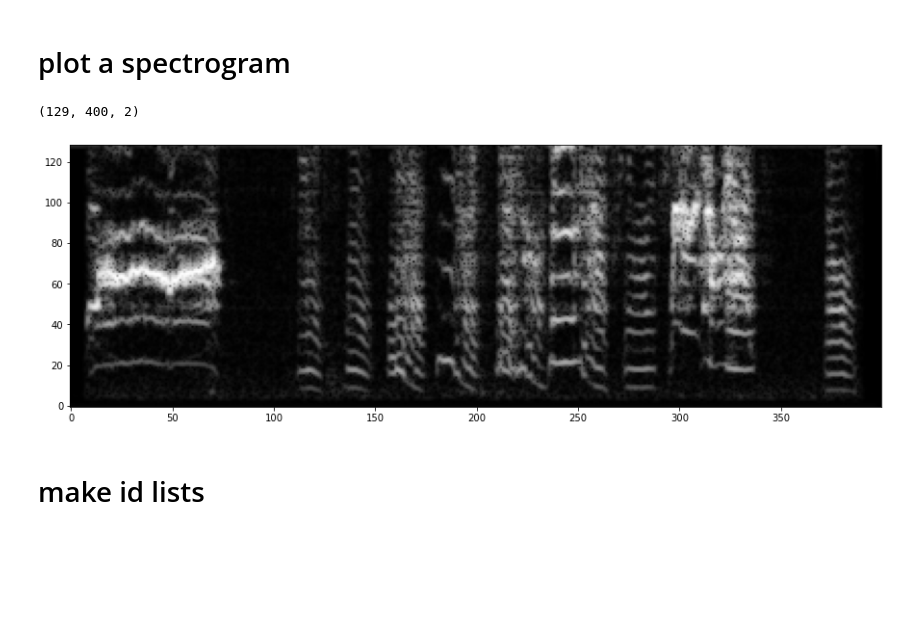
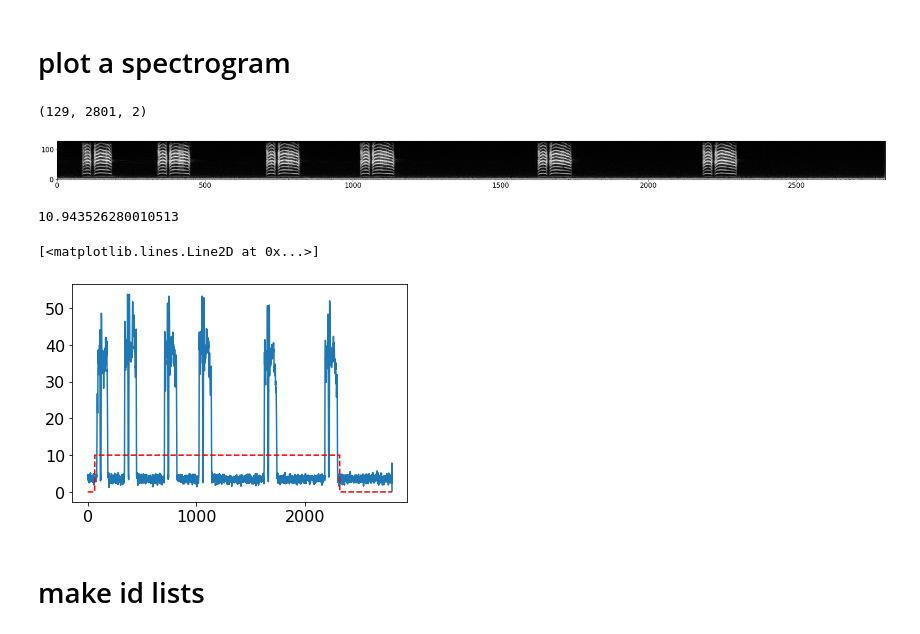
Before and after one commit to GaganNarula/birdsong_gan, a Jupyter notebook: birdsong_gan/data/gn_create_hdf.ipynb, the cells around one changed output. Drawn from its saved outputs; the diff is of its cells as text; code cells hidden in the pictures; blank space fills up the shorter version.

```diff
--- a/birdsong_gan/data/gn_create_hdf.ipynb
+++ b/birdsong_gan/data/gn_create_hdf.ipynb
@@ -64,7 +89,7 @@ create_hdfs(path2wavs, out_path, extention='SAP_allfiles', extention2 = 'songs',
 # %% [markdown]
  load one hdf file
 # %%
-birdfile = h5py.File(os.path.join(out_path, 'Box1 Y258'),'r')
+birdfile = h5py.File(os.path.join(out_path, 'Box3_Wh283'),'r')
 # %% [markdown]
 list some data folders for this bird
 # %%
@@ -84,7 +108,2 @@ list(birdfile['2011-06-23'].keys())[-5:]
 # %% [markdown]
 # plot a spectrogram
-# %%
-S = np.array(birdfile['/2011-06-23/b7r16U-f00883-2011-6-23-16-44-1.wav_51'])
-S.shape
-# %% [output]
-(129, 400, 2)
@@ -91,8 +113,13 @@ S.shape
+# %%
+S = np.array(birdfile['/Box3_Wh283/UD/Wh283_43634.40690005_6_18_11_18_10.wav'])
+S.shape
+# %% [output]
+(129, 2801, 2)
 # %%
 S = transform(S)
 # %%
-plt.figure(figsize = (20,5))
+plt.figure(figsize = (35,12))
 plt.imshow(rescale_spectrogram(S), cmap = 'gray', origin='lower')
 plt.show()
 # %% [output]
-[figure, old version]
+[figure, new version]
@@ -125,0 +126,6 @@ def transform(im):
+# %%
+ss = S.sum(axis=0)
+thresh=np.min(ss)+ 0.2*(np.max(ss)-np.min(ss))
+thresh
+# %% [output]
+10.943526280010513
@@ -125,0 +134,7 @@ def transform(im):
+# %%
+plt.plot(ss)
+#plt.plot(mask*10, '-r')
+plt.plot(mask*10,'--r')
+# %% [output]
+[<matplotlib.lines.Line2D at 0x...>]
+[figure, added]
```
Also changed, not shown: parts of 12 cells of this notebook, 4 other files.
